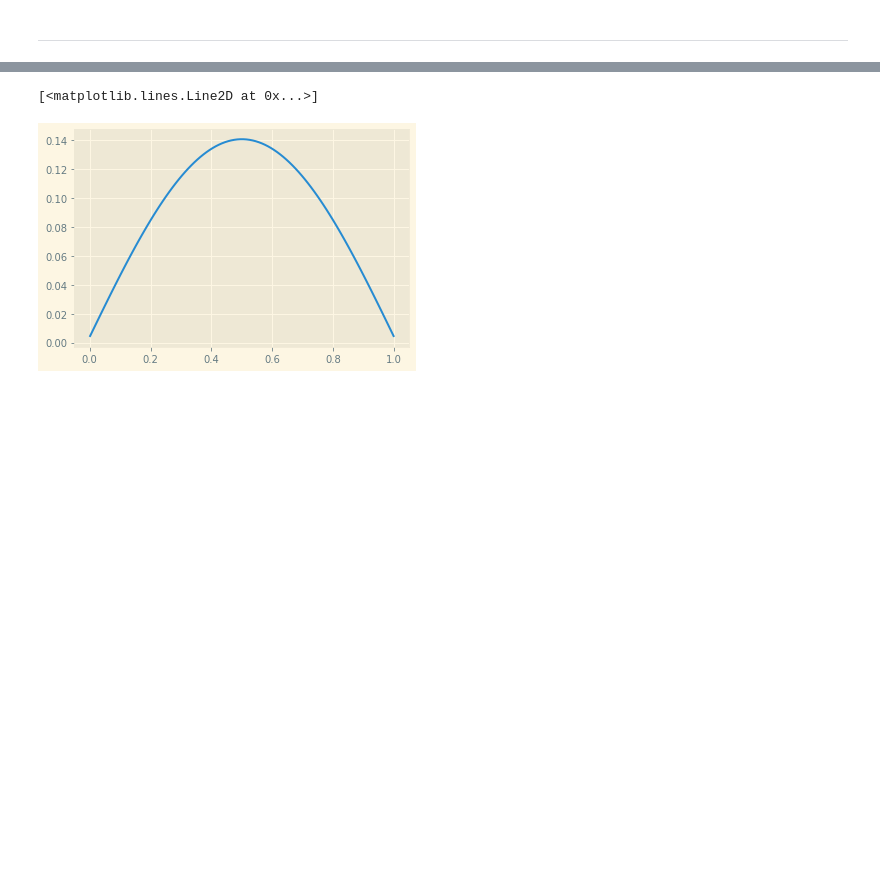
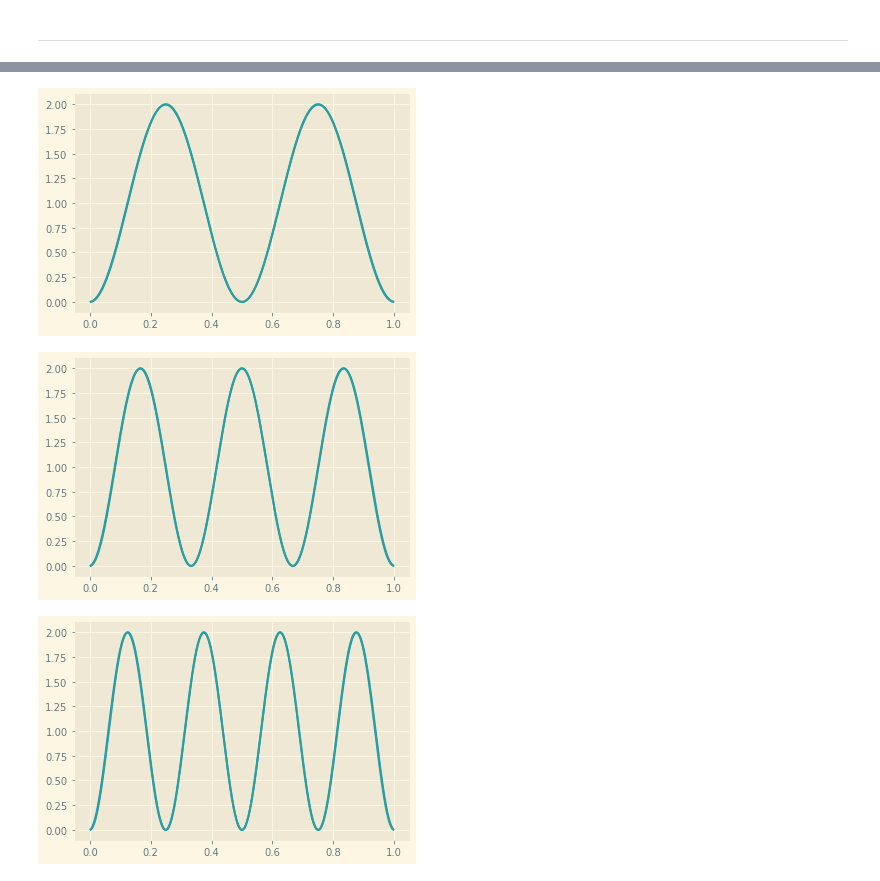
Before and after one commit to kklocker/NumFys, a Jupyter notebook: Assignment_3/Untitled.ipynb, the cells around one changed output, grey strips where cells are left out. Cells and saved outputs as stored; diff of their text form; code cells hidden in the pictures; blank space fills up the shorter version.

```diff
--- a/Assignment_3/Untitled.ipynb
+++ b/Assignment_3/Untitled.ipynb
@@ -17,8 +17,8 @@ from quantum_mechanics import matrix_box_potential, get_coeffs, solve_egenvalues
 from plot_functions import *
 # %%
-N = 10000
+N = 500
 A = matrix_box_potential(N,order=6)
-e, v = solve_egenvalues(A)
+e, v = solve_eigenvalues(A, N)
 # %%
 n = np.arange(1,N+1)
 en = np.pi**2 *n**2
@@ -54,5 +59,9 @@ PSI = psi(e, v, v[:,0], t)
-# %%
-plt.plot(x, PSI[0])
-# %% [output]
-[<matplotlib.lines.Line2D at 0x...>]
-[figure, removed]
+# %%
+for n in [1, 2, 3]:
+    plt.plot(x,N*np.abs(v[:,n])**2)
+    plt.plot(x, (np.sqrt(2)*np.sin((n+1)*np.pi*x))**2)
+    plt.show()
+# %% [output]
+[figure, added]
+[figure, added]
+[figure, added]
```
Also changed, not shown: parts of 18 cells of this notebook, 7 other files.
